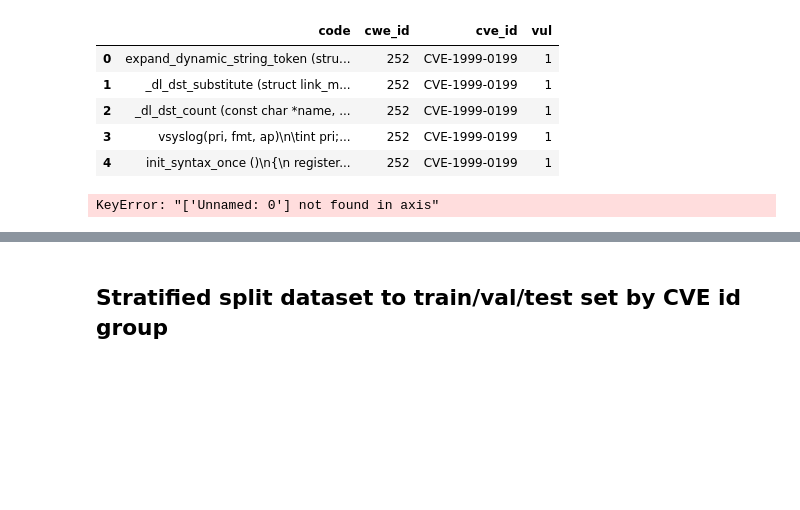
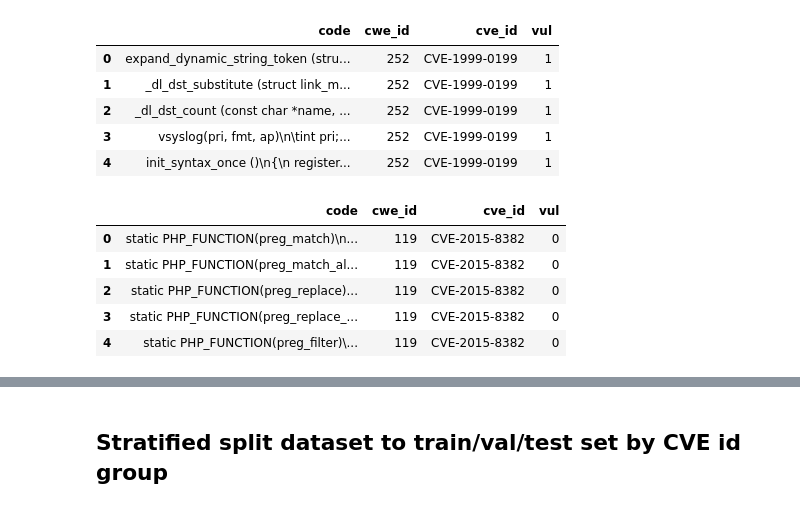
Before and after one commit to seunghee6022/TransVulDet, a Jupyter notebook: data_preprocessing/assign_cwes_and_split_datasets.ipynb, the cells around one changed output, grey strips where cells are left out. Cells and saved outputs as stored; diff of their text form; code cells hidden in the pictures; blank space fills up the shorter version.

```diff
--- a/data_preprocessing/assign_cwes_and_split_datasets.ipynb
+++ b/data_preprocessing/assign_cwes_and_split_datasets.ipynb
@@ -127,10 +127,15 @@ See the caveats in the documentation: https://pandas.pydata.org/pandas-docs/stab
 | 4 | init_syntax_once ()\n{\n register... | 252 | CVE-1999-0199 | 1 |
 # %%
 msr = msr.dropna()
-msr.drop(columns=['Unnamed: 0'], inplace=True)
+# msr.drop(columns=['Unnamed: 0'], inplace=True)
 msr.head(5)
 # %% [output]
-KeyError: "['Unnamed: 0'] not found in axis"
+|  | code | cwe_id | cve_id | vul |
+| 0 | static PHP_FUNCTION(preg_match)\n... | 119 | CVE-2015-8382 | 0 |
+| 1 | static PHP_FUNCTION(preg_match_al... | 119 | CVE-2015-8382 | 0 |
+| 2 | static PHP_FUNCTION(preg_replace)... | 119 | CVE-2015-8382 | 0 |
+| 3 | static PHP_FUNCTION(preg_replace_... | 119 | CVE-2015-8382 | 0 |
+| 4 | static PHP_FUNCTION(preg_filter)\... | 119 | CVE-2015-8382 | 0 |
 # %%
 # Add hash column for code, to check for uniqueness
 cvefixes['code.digest'] = cvefixes['code'].apply(lambda x: hashlib.sha1(x.encode()).hexdigest())
```
Also changed, not shown: parts of 27 cells of this notebook, 1 other file.
